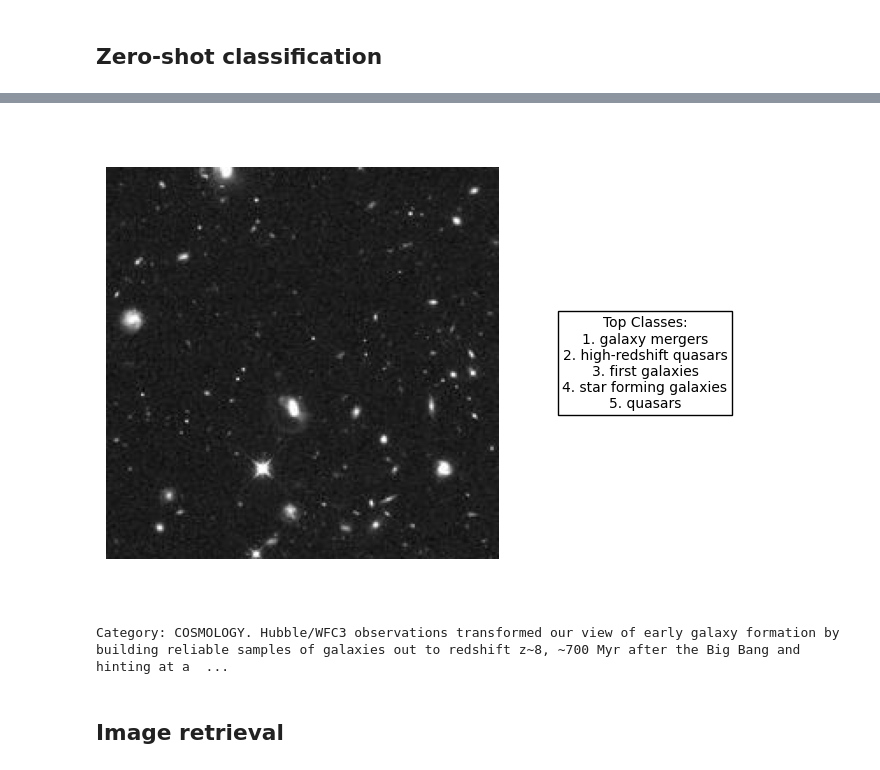
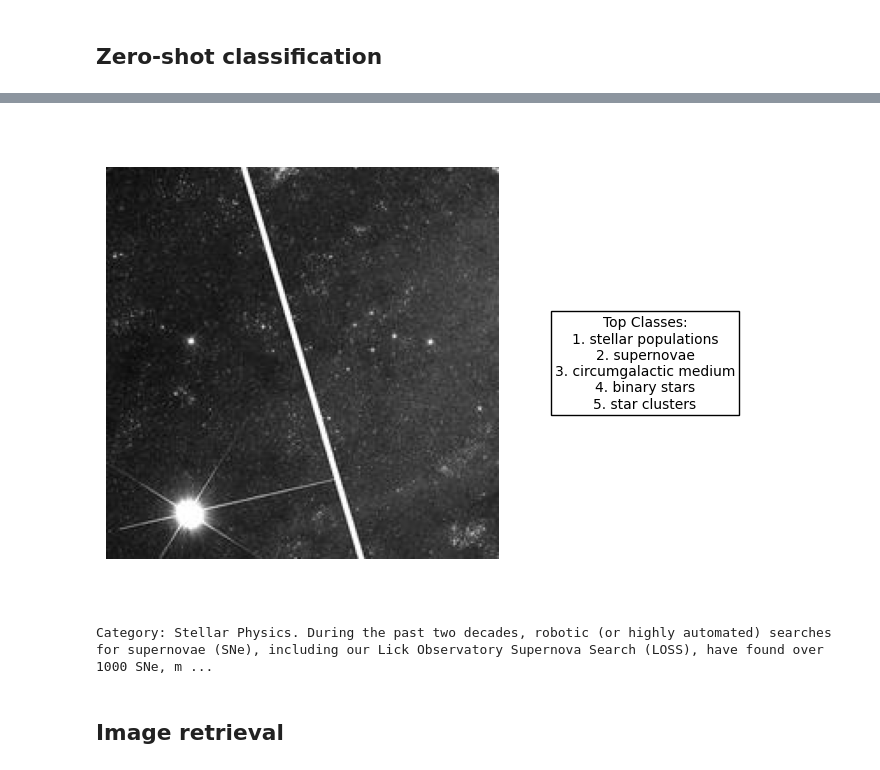
Before and after one commit to smsharma/PAPERCLIP-Hubble, a Jupyter notebook: notebooks/eval.ipynb, the cells around one changed output, grey strips where cells are left out. Saved outputs shown, nothing was run; the diff lists cells and outputs as text; code cells hidden in the pictures.

```diff
--- a/notebooks/eval.ipynb
+++ b/notebooks/eval.ipynb
@@ -48,8 +48,8 @@ pstate = replicate(state)
 WARNING:absl:GlobalAsyncCheckpointManager is not imported correctly. Checkpointing of GlobalDeviceArrays will not be available.To use the feature, install tensorstore.
 # %%
 logging_dir = '../logging/proposals/'
-run_name = 'autumn-darkness-67'
-# run_name = 'faithful-river-68'  # No crops
+# run_name = 'autumn-darkness-67'
+run_name = 'faithful-river-68'  # No crops
 # %%
 ckpt_dir = "{}/{}/".format(logging_dir, run_name)  # Load SLURM run
 restored_state = checkpoints.restore_checkpoint(ckpt_dir=ckpt_dir, target=state,)
@@ -125,17 +125,17 @@ Category: GALAXIES. Small nuclear black holes are the last major unexplored part
 # %%
-idx = 16
+idx = 6
 
 image_feat = model.get_image_features(inputs_images['pixel_values'][idx:idx + 1], params=restored_state.params);
 text_feat = model.get_text_features(**claude_science_cat_inputs, params=restored_state.params)
 
 cats = [claude_science_cat[i] for i in np.argsort((text_feat @ image_feat.T)[:, 0])[::-1]][:5]
 
 display_content(images[idx], captions[idx], cats)
 
 print(captions[idx])
 # %% [output]
-[figure, old version]
+[figure, new version]
-Category: COSMOLOGY. Hubble/WFC3 observations transformed our view of early galaxy formation by building reliable samples of galaxies out to redshift z~8, ~700 Myr after the Big Bang and hinting at a  ...
+Category: Stellar Physics. During the past two decades, robotic (or highly automated) searches for supernovae (SNe), including our Lick Observatory Supernova Search (LOSS), have found over 1000 SNe, m ...
 # %% [markdown]
 ## Image retrieval
 # %%
```
Also changed, not shown: parts of 5 cells of this notebook.
